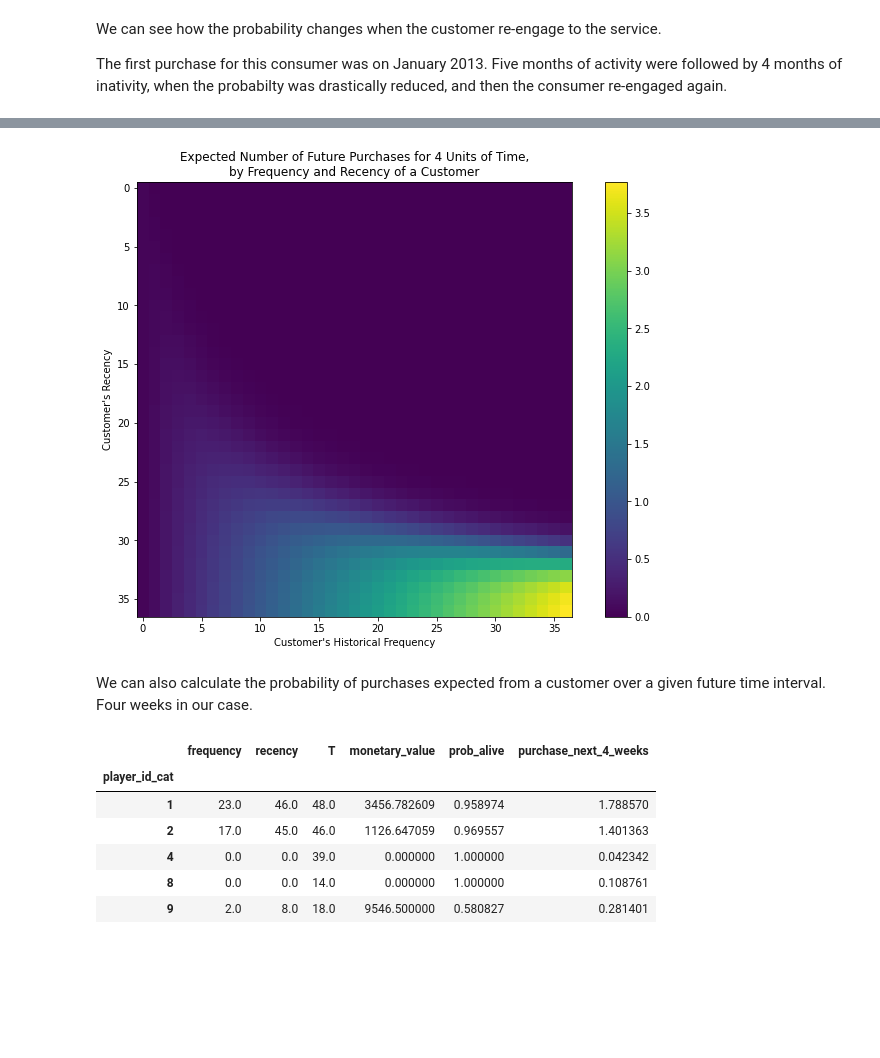
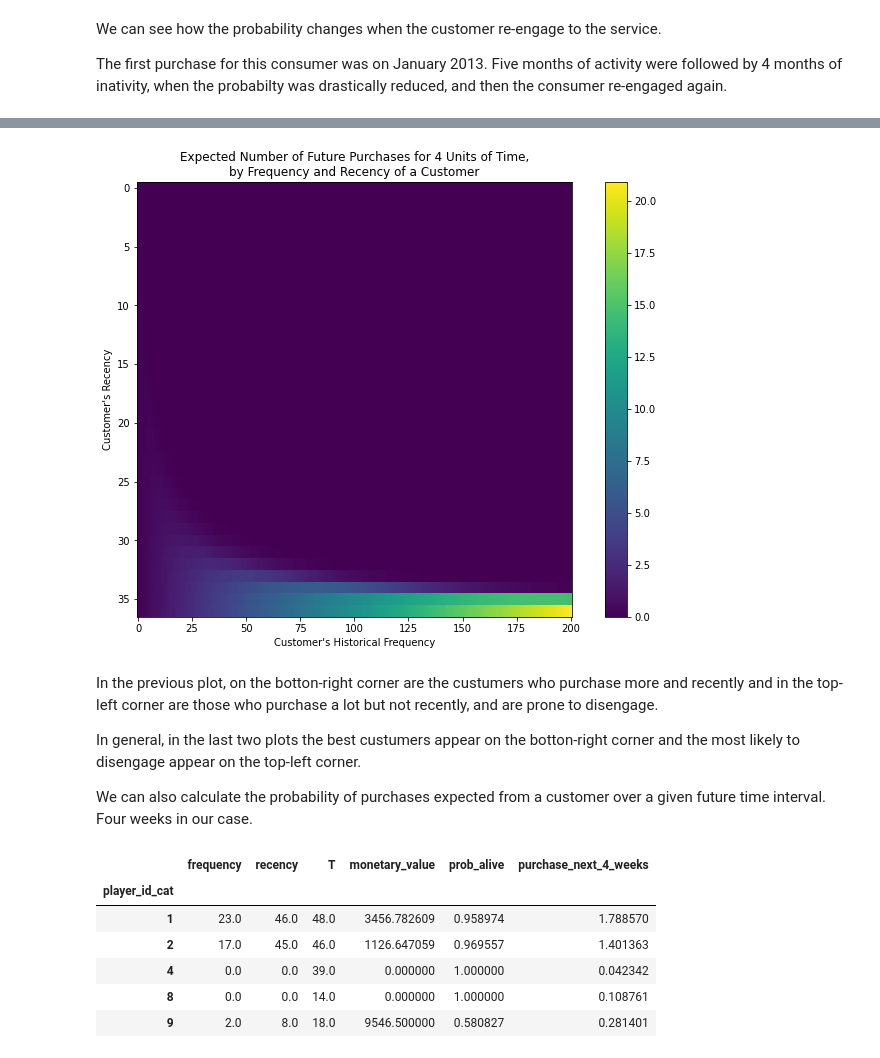
Before and after one commit to skepticalchemist/churn_prediction, a Jupyter notebook: notebooks/bg-nbd_model.ipynb, the cells around one changed output, grey strips where cells are left out. Cells and saved outputs as stored; diff of their text form; code cells hidden in the pictures; blank space fills up the shorter version.

```diff
--- a/notebooks/bg-nbd_model.ipynb
+++ b/notebooks/bg-nbd_model.ipynb
@@ -319,14 +314,18 @@ We can also visualize  the number of purchases expected from a customer over a g
 # %%
 # future expected purchases
 plt.subplots(figsize=(12, 8))
 
-plot_frequency_recency_matrix(model_bgf, T=4)
+plot_frequency_recency_matrix(model_bgf, T=4, max_frequency=200)
 plt.show()
 plt.close()
 # %% [output]
-[figure, old version]
+[figure, new version]
-# %% [markdown]
-We can also calculate the probability of purchases expected from a customer over a given future time interval. Four weeks in our case.
+# %% [markdown]
+In the previous plot, on the botton-right corner are the custumers who purchase more and recently and in the top-left corner are those who purchase a lot but not recently, and are prone to disengage.
+
+In general, in the last two plots the best custumers appear on the botton-right corner and the most likely to disengage appear on the top-left corner.
+
+We can also calculate the probability of purchases expected from a customer over a given future time interval. Four weeks in our case.
 # %%
 rfm_metrics[
     "purchase_next_4_weeks"
```
Also changed, not shown: parts of 10 cells of this notebook.
